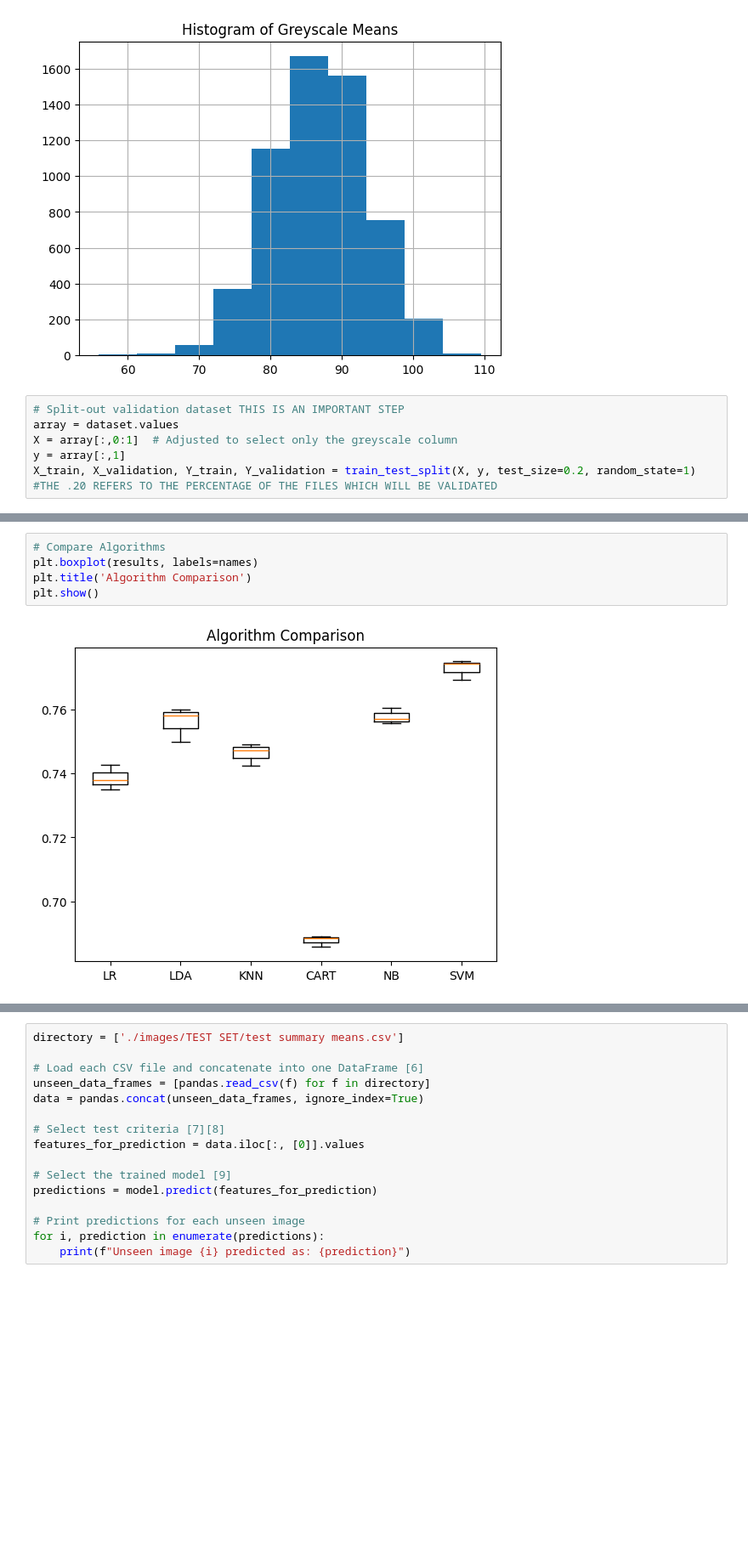
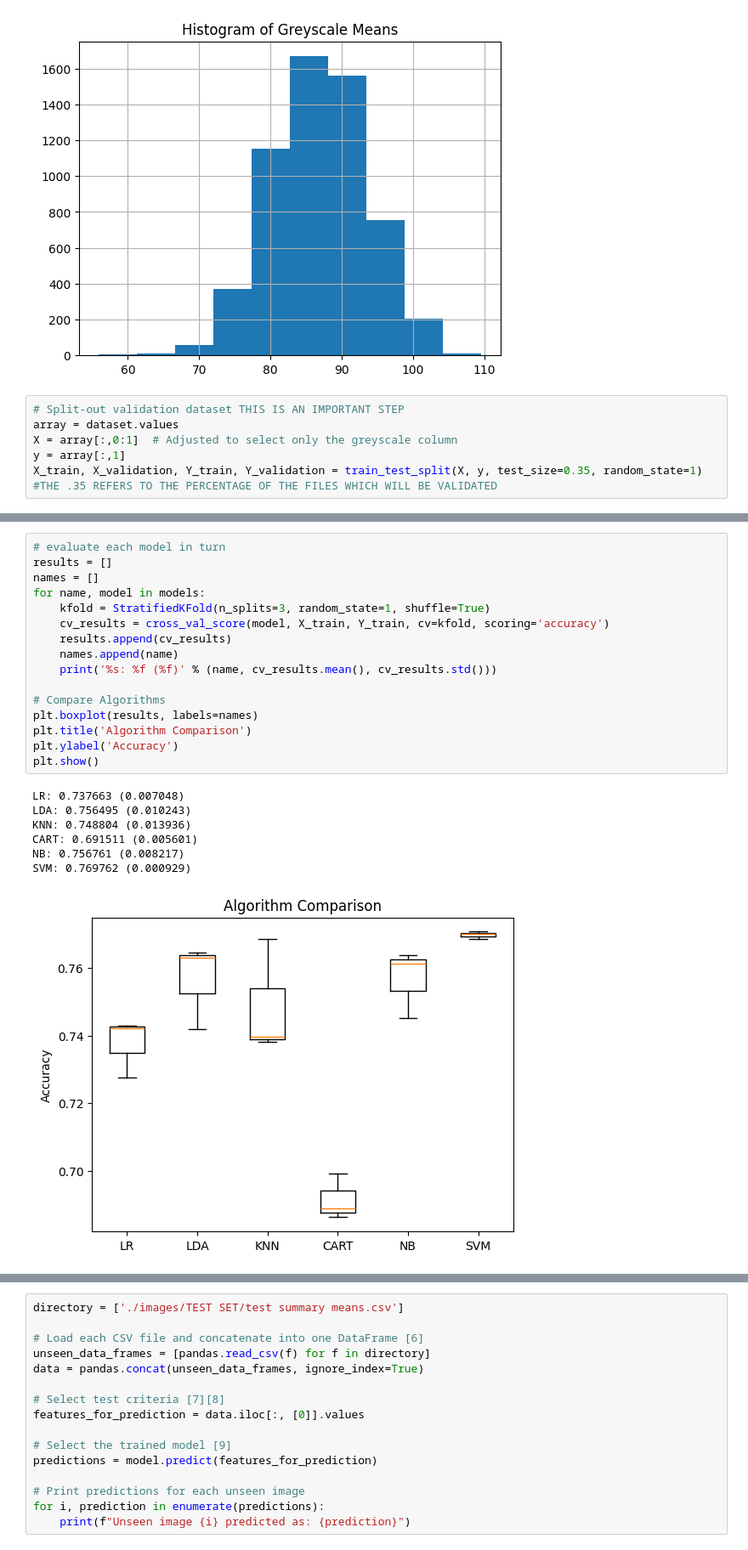
Before and after one commit to muneeb30442/MultiAlias-Repo, a Jupyter notebook: model-dev/Group_8_Chest_Ray_Model.ipynb, the cells around one changed output, grey strips where cells are left out. Shown at 85% size. Saved outputs shown, nothing was run; the diff lists cells and outputs as text; blank space fills up the shorter version.

```diff
--- a/model-dev/Group_8_Assignment_Greyscale.ipynb
+++ b/model-dev/Group_8_Chest_Ray_Model.ipynb
@@ -448,5 +455,5 @@ plt.show()
 array = dataset.values
 X = array[:,0:1]  # Adjusted to select only the greyscale column
 y = array[:,1]
-X_train, X_validation, Y_train, Y_validation = train_test_split(X, y, test_size=0.2, random_state=1) #THE .20 REFERS TO THE PERCENTAGE OF THE FILES WHICH WILL BE VALIDATED
+X_train, X_validation, Y_train, Y_validation = train_test_split(X, y, test_size=0.35, random_state=1) #THE .35 REFERS TO THE PERCENTAGE OF THE FILES WHICH WILL BE VALIDATED
 # %%
@@ -477,7 +472,24 @@ SVM: 0.772845 (0.002576)
-# %%
-# Compare Algorithms
-plt.boxplot(results, labels=names)
-plt.title('Algorithm Comparison')
-plt.show()
-# %% [output]
-[figure, removed]
+# %%
+# evaluate each model in turn
+results = []
+names = []
+for name, model in models:
+	kfold = StratifiedKFold(n_splits=3, random_state=1, shuffle=True)
+	cv_results = cross_val_score(model, X_train, Y_train, cv=kfold, scoring='accuracy')
+	results.append(cv_results)
+	names.append(name)
+	print('%s: %f (%f)' % (name, cv_results.mean(), cv_results.std()))
+
+# Compare Algorithms
+plt.boxplot(results, labels=names)
+plt.title('Algorithm Comparison')
+plt.ylabel('Accuracy')
+plt.show()
+# %% [output]
+LR: 0.737663 (0.007048)
+LDA: 0.756495 (0.010243)
+KNN: 0.748804 (0.013936)
+CART: 0.691511 (0.005601)
+NB: 0.756761 (0.008217)
+SVM: 0.769762 (0.000929)
+[figure, added]
```
Also changed, not shown: parts of 8 cells of this notebook, 6 other files.
